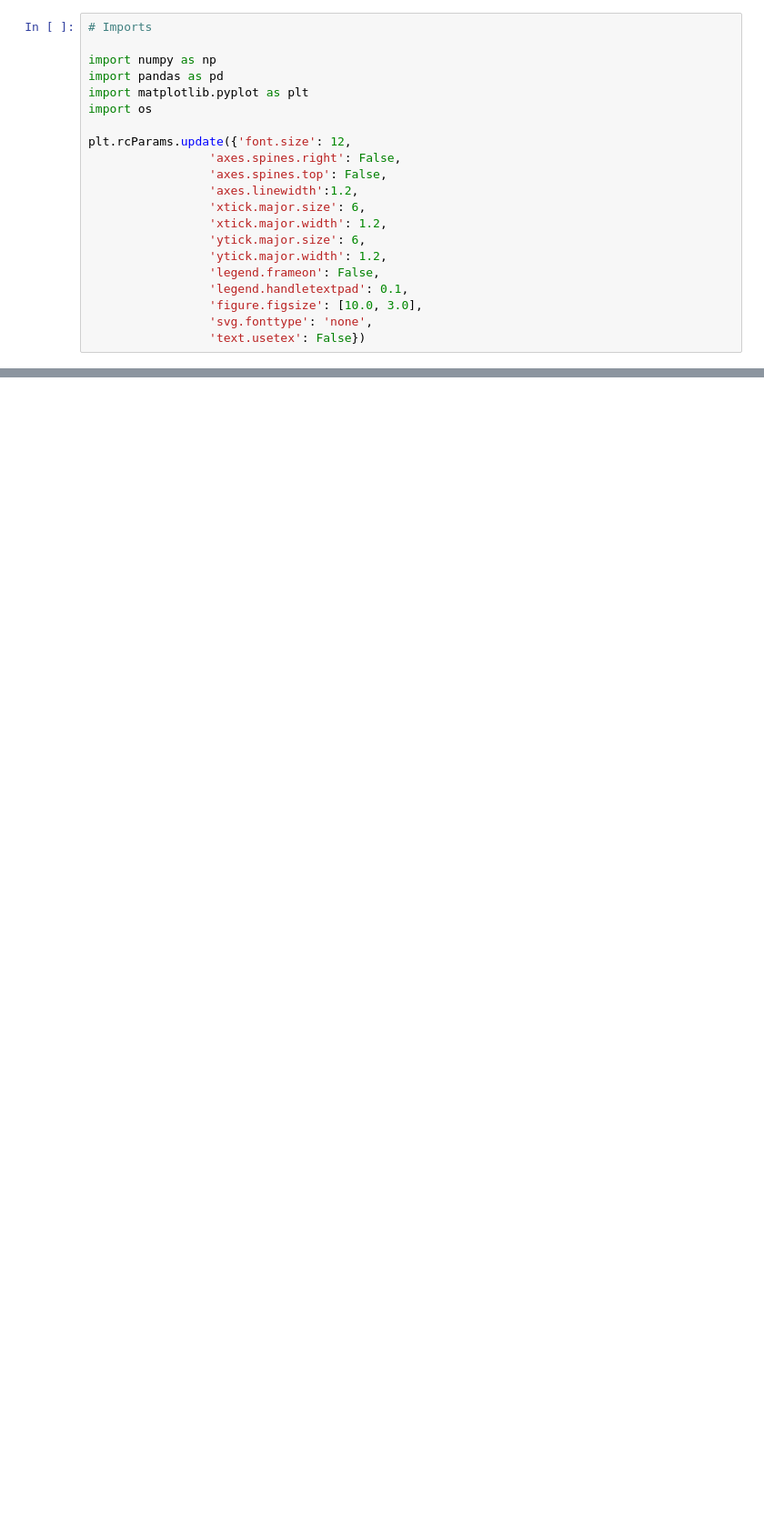
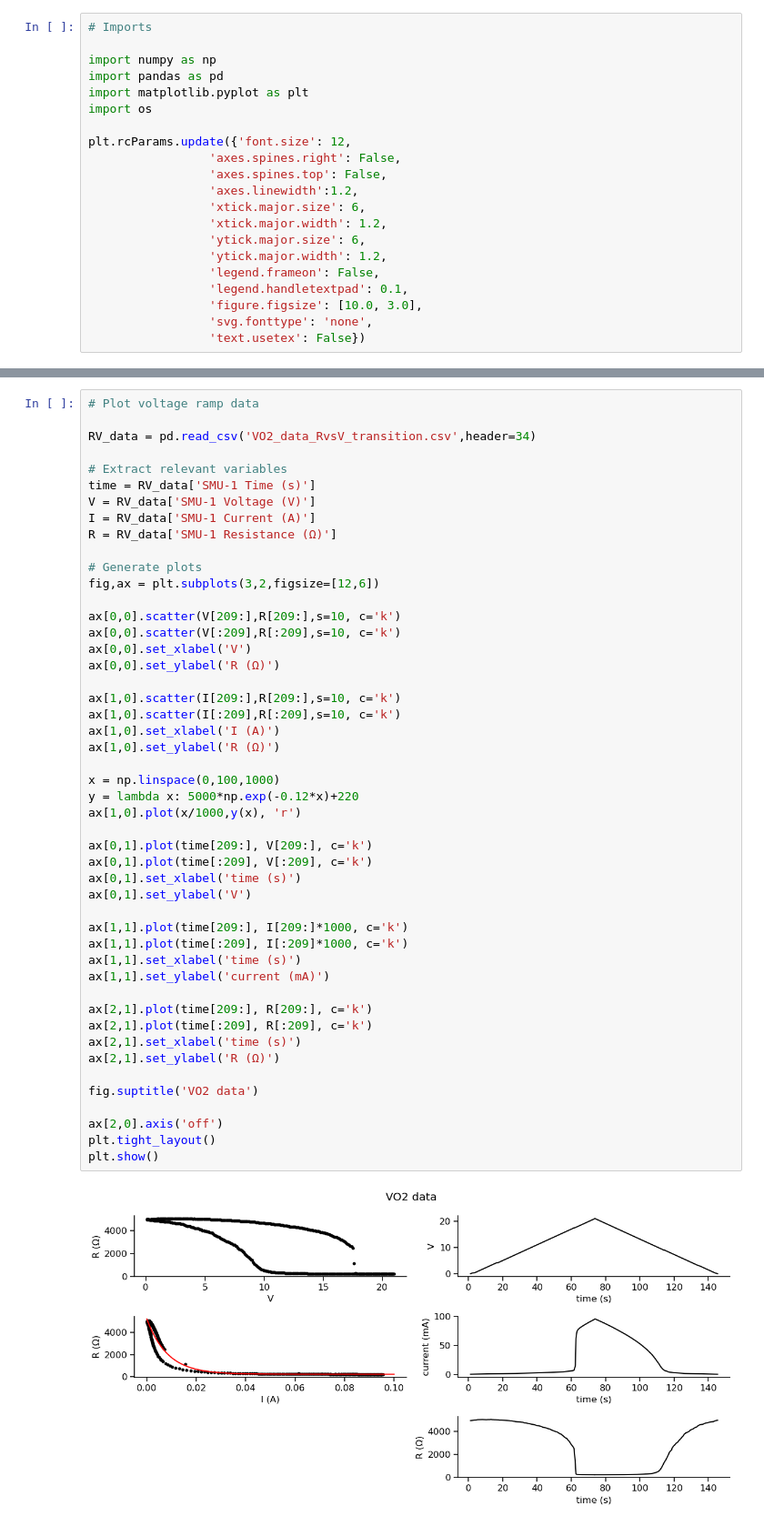
Before and after one commit to argalloni/Neuromorphic_simulations, a Jupyter notebook: DataVsSim.ipynb, the cells around one changed output, grey strips where cells are left out. Shown at 91% size. Saved outputs shown, nothing was run; the diff lists cells and outputs as text; blank space fills up the shorter version.

```diff
--- a/DataVsSim.ipynb
+++ b/DataVsSim.ipynb
@@ -39,0 +220,50 @@ for i,R in enumerate(resistance_traces):
+# %%
+# Plot voltage ramp data
+
+RV_data = pd.read_csv('VO2_data_RvsV_transition.csv',header=34)
+
+# Extract relevant variables
+time = RV_data['SMU-1 Time (s)']
+V = RV_data['SMU-1 Voltage (V)']
+I = RV_data['SMU-1 Current (A)']
+R = RV_data['SMU-1 Resistance (Ω)']
+
+# Generate plots
+fig,ax = plt.subplots(3,2,figsize=[12,6])
+
+ax[0,0].scatter(V[209:],R[209:],s=10, c='k')
+ax[0,0].scatter(V[:209],R[:209],s=10, c='k')
+ax[0,0].set_xlabel('V')
+ax[0,0].set_ylabel('R (Ω)')
+
+ax[1,0].scatter(I[209:],R[209:],s=10, c='k')
+ax[1,0].scatter(I[:209],R[:209],s=10, c='k')
+ax[1,0].set_xlabel('I (A)')
+ax[1,0].set_ylabel('R (Ω)')
+
+x = np.linspace(0,100,1000)
+y = lambda x: 5000*np.exp(-0.12*x)+220
+ax[1,0].plot(x/1000,y(x), 'r')
+
+ax[0,1].plot(time[209:], V[209:], c='k')
+ax[0,1].plot(time[:209], V[:209], c='k')
+ax[0,1].set_xlabel('time (s)')
+ax[0,1].set_ylabel('V')
+
+ax[1,1].plot(time[209:], I[209:]*1000, c='k')
+ax[1,1].plot(time[:209], I[:209]*1000, c='k')
+ax[1,1].set_xlabel('time (s)')
+ax[1,1].set_ylabel('current (mA)')
+
+ax[2,1].plot(time[209:], R[209:], c='k')
+ax[2,1].plot(time[:209], R[:209], c='k')
+ax[2,1].set_xlabel('time (s)')
+ax[2,1].set_ylabel('R (Ω)')
+
+fig.suptitle('VO2 data')
+
+ax[2,0].axis('off')
+plt.tight_layout()
+plt.show()
+# %% [output]
+[figure, added]
```
Also changed, not shown: parts of 30 cells of this notebook.
